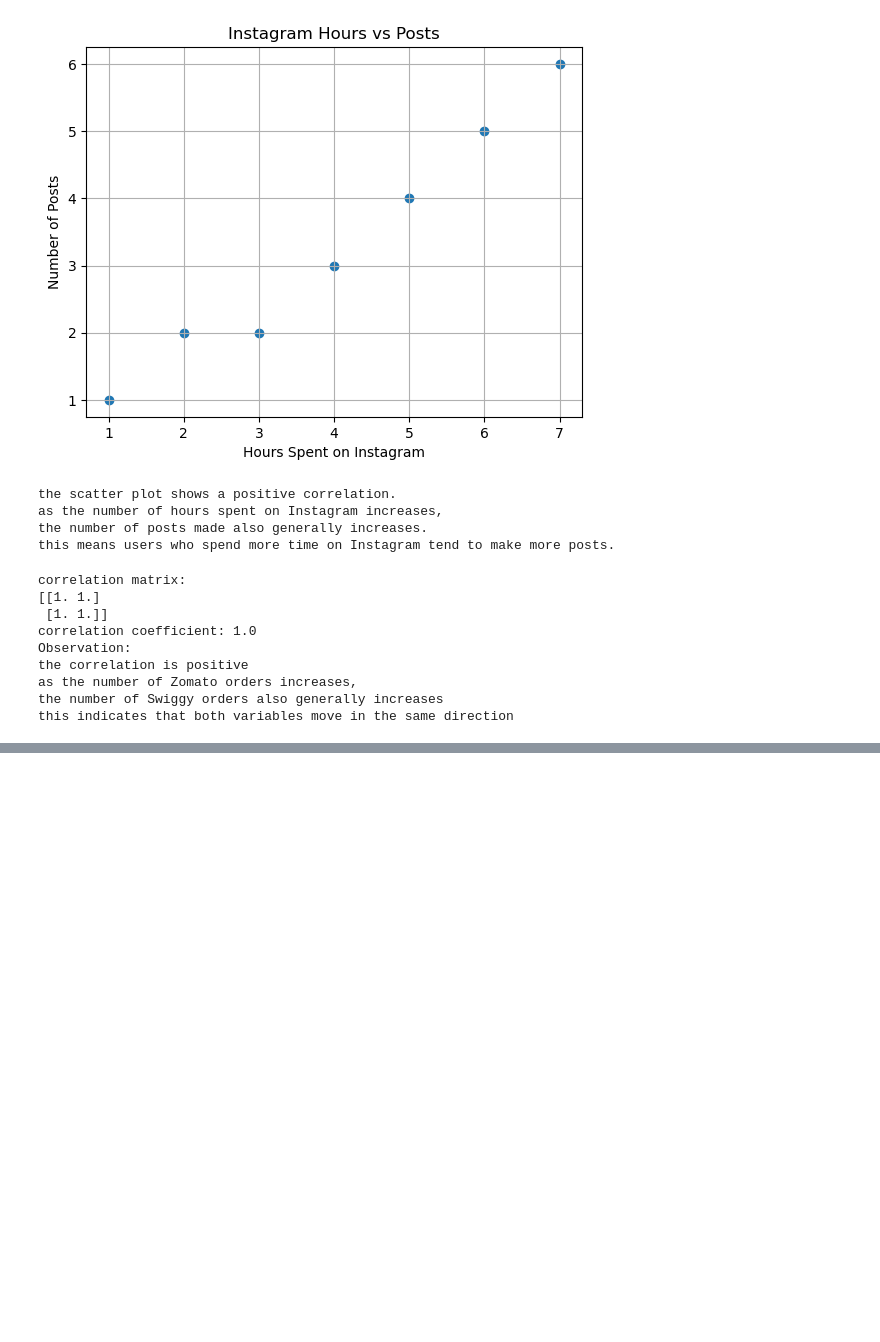
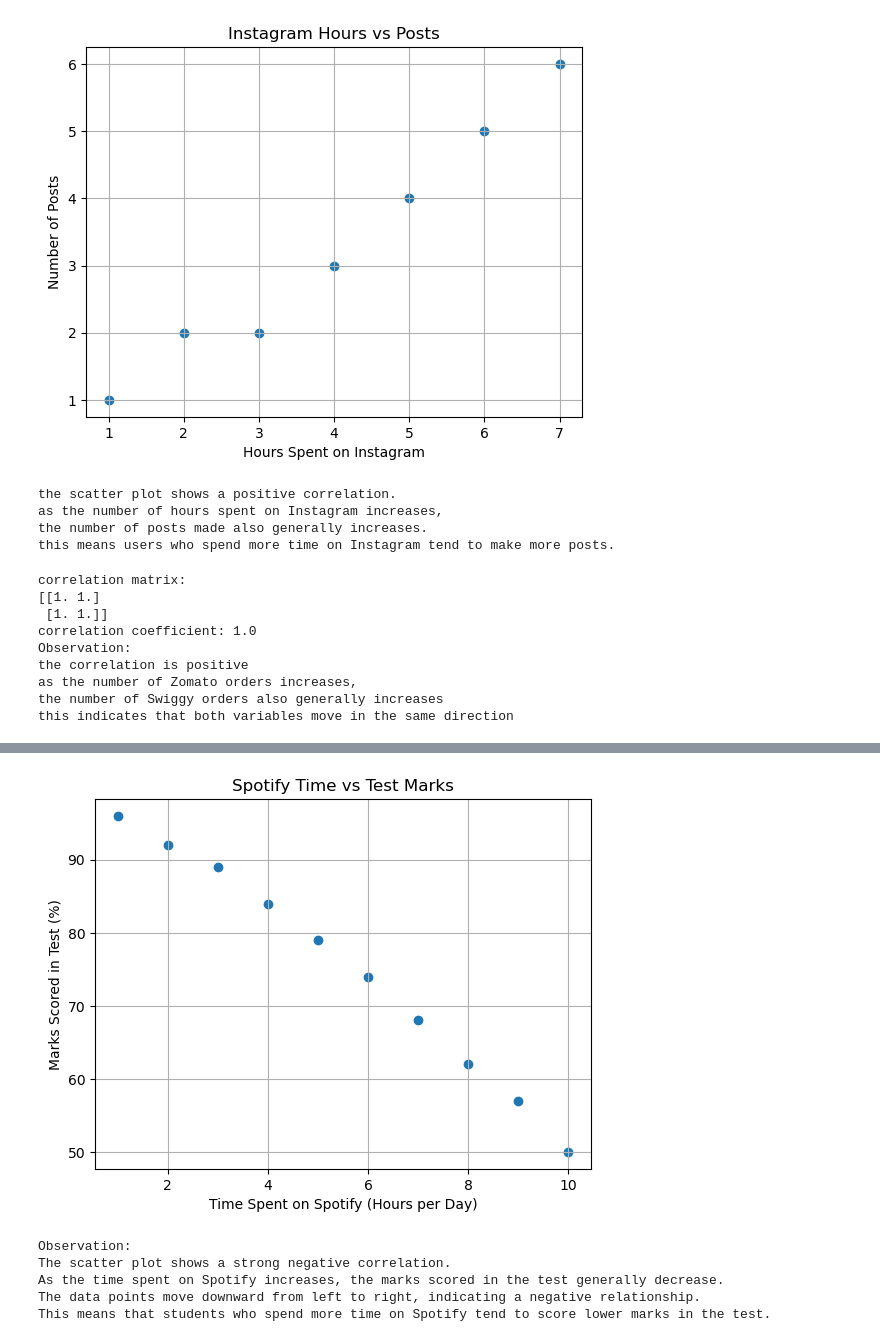
Before and after one commit to harishbaleja2005/statistics_and_mathematics, a Jupyter notebook: Session7.ipynb, the cells around one changed output, grey strips where cells are left out. Cells and saved outputs as stored; diff of their text form; code cells hidden in the pictures; blank space fills up the shorter version.

```diff
--- a/Session7.ipynb
+++ b/Session7.ipynb
@@ -67,0 +96,32 @@ this indicates that both variables move in the same direction
+# %%
+#4.Use ChatGPT to generate a small dataset (10 pairs of numbers) that shows a strong negative correlation between
+# time spent on Spotify and marks scored in a test. Paste the dataset and plot it as a scatter plot using matplotlib.
+# <br><br><em><strong>Hint:</strong> Ask ChatGPT to "generate 10 pairs of numbers with a strong negative correlation" and specify your variables.</em>
+import matplotlib.pyplot as plt
+
+spotify_hours = [1, 2, 3, 4, 5, 6, 7, 8, 9, 10]
+
+marks = [96, 92, 89, 84, 79, 74, 68, 62, 57, 50]
+
+plt.scatter(spotify_hours, marks)
+
+plt.title("Spotify Time vs Test Marks")
+plt.xlabel("Time Spent on Spotify (Hours per Day)")
+plt.ylabel("Marks Scored in Test (%)")
+
+plt.grid(True)
+
+plt.show()
+
+print("Observation:")
+print("The scatter plot shows a strong negative correlation.")
+print("As the time spent on Spotify increases, the marks scored in the test generally decrease.")
+print("The data points move downward from left to right, indicating a negative relationship.")
+print("This means that students who spend more time on Spotify tend to score lower marks in the test.")
+# %% [output]
+[figure, added]
+Observation:
+The scatter plot shows a strong negative correlation.
+As the time spent on Spotify increases, the marks scored in the test generally decrease.
+The data points move downward from left to right, indicating a negative relationship.
+This means that students who spend more time on Spotify tend to score lower marks in the test.
```
Also changed, not shown: parts of 3 cells of this notebook.
